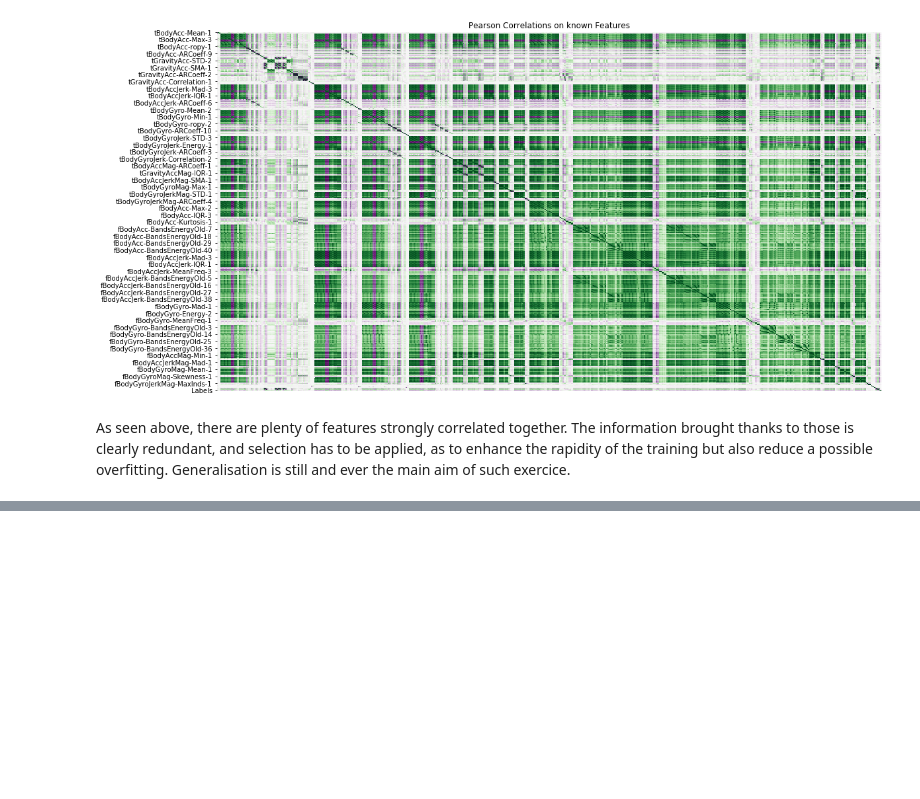
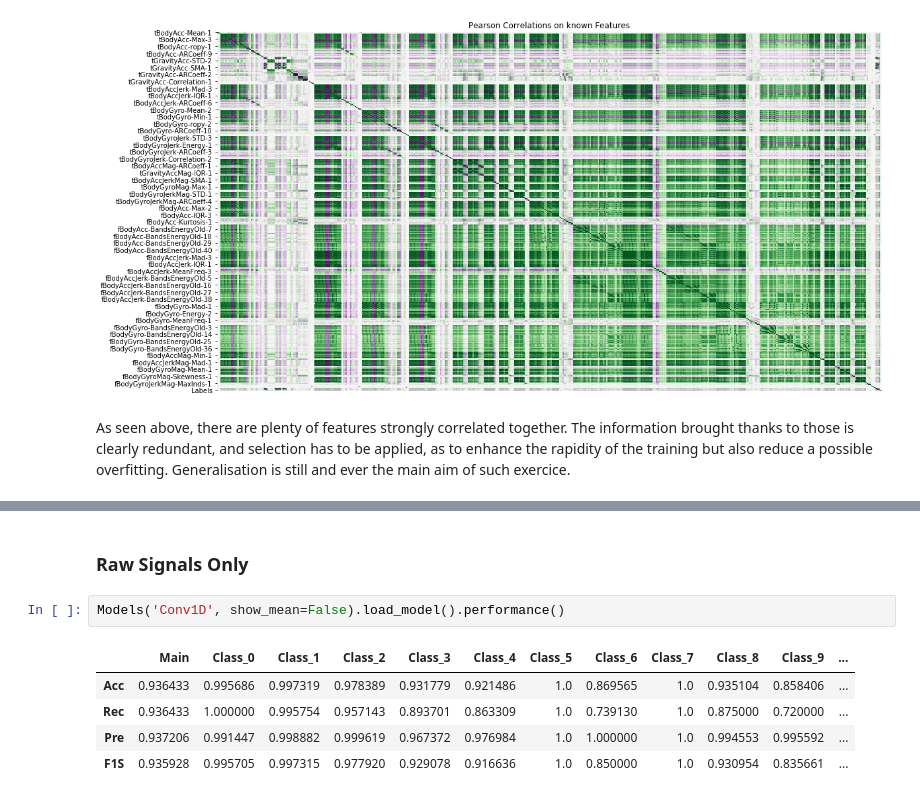
Before and after one commit to Coricos/ActivityRecognition, a Jupyter notebook: notebook.ipynb, the cells around one changed output, grey strips where cells are left out. Saved outputs shown, nothing was run; the diff lists cells and outputs as text; blank space fills up the shorter version.

```diff
--- a/notebook.ipynb
+++ b/notebook.ipynb
@@ -161,0 +131,10 @@ m_4.performance()
+# %% [markdown]
+### Raw Signals Only
+# %%
+Models('Conv1D', show_mean=False).load_model().performance()
+# %% [output]
+|  | Main | Class_0 | Class_1 | Class_2 | Class_3 | Class_4 | Class_5 | Class_6 | Class_7 | Class_8 | Class_9 | ... |
+| Acc | 0.936433 | 0.995686 | 0.997319 | 0.978389 | 0.931779 | 0.921486 | 1.0 | 0.869565 | 1.0 | 0.935104 | 0.858406 | ... |
+| Rec | 0.936433 | 1.000000 | 0.995754 | 0.957143 | 0.893701 | 0.863309 | 1.0 | 0.739130 | 1.0 | 0.875000 | 0.720000 | ... |
+| Pre | 0.937206 | 0.991447 | 0.998882 | 0.999619 | 0.967372 | 0.976984 | 1.0 | 1.000000 | 1.0 | 0.994553 | 0.995592 | ... |
+| F1S | 0.935928 | 0.995705 | 0.997315 | 0.977920 | 0.929078 | 0.916636 | 1.0 | 0.850000 | 1.0 | 0.930954 | 0.835661 | ... |
```
Also changed, not shown: parts of 45 cells of this notebook.
